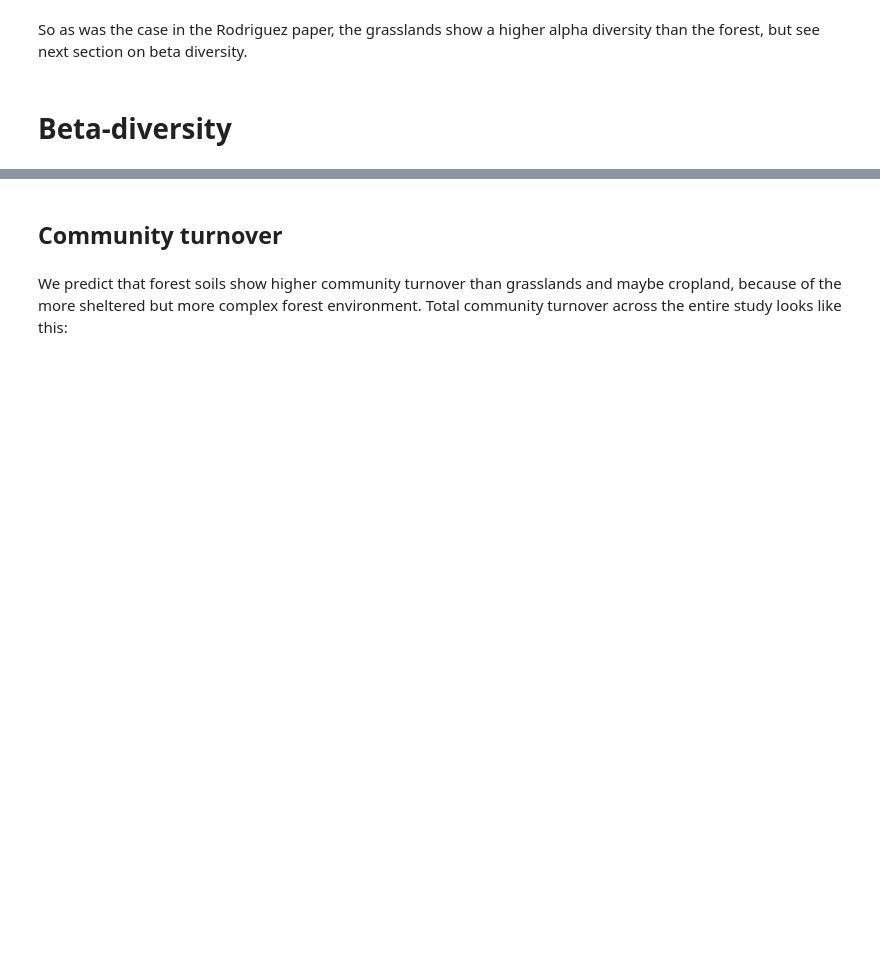
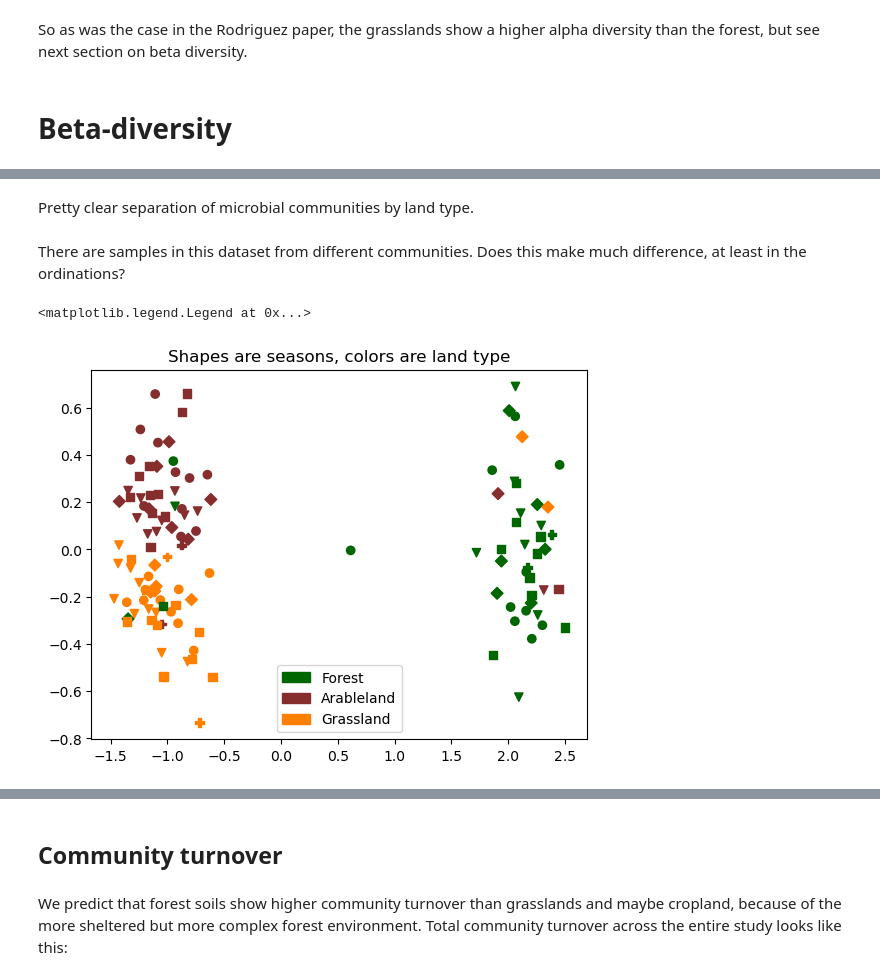
Before and after one commit to danchurch/fichtelgebirgeSoils, a Jupyter notebook: spatialAnalysis/spatialAnalysisSulariData.ipynb, the cells around one changed output, grey strips where cells are left out. Cells and saved outputs as stored; diff of their text form; code cells hidden in the pictures; blank space fills up the shorter version.

```diff
--- a/spatialAnalysis/spatialAnalysisSulariData.ipynb
+++ b/spatialAnalysis/spatialAnalysisSulariData.ipynb
@@ -271,0 +348,34 @@ Ordinations by land type:
+# %% [markdown]
+Pretty clear separation of microbial communities by land type.
+# %% [markdown]
+There are samples in this dataset from different communities. Does this make much difference, at least in the ordinations?
+# %%
+seasonDict = {
+     'S': "o",
+    'SP': "v",
+    'W1': "D",
+    'W2': "P",
+     'A': "s",
+}
+
+fig, ax = plt.subplots()
+for i in envData.season.unique():
+  env_i = envData[envData['season'] == i]
+  plots_i = env_i.index.to_list()
+  nmsPts_i = nmsPts.loc[plots_i]
+  cols_i = [ colorDict[i] for i in env_i['Land_type'] ]
+  ax.scatter(x=nmsPts_i["MDS1"],
+             y=nmsPts_i["MDS2"],
+             c=cols_i,
+        marker=seasonDict[i],
+            )
+
+
+ax.set_title('Shapes are seasons, colors are land type')
+Arableland_patch = Patch(color='#862d2d', label='Arableland')
+Forest_patch = Patch(color='#006600', label='Forest')
+Grassland_patch = Patch(color='#FF7F00', label='Grassland')
+ax.legend(handles=[Forest_patch, Arableland_patch, Grassland_patch])
+# %% [output]
+<matplotlib.legend.Legend at 0x...>
+[figure, added]
```
Also changed, not shown: parts of 17 cells of this notebook, 2 other files.
